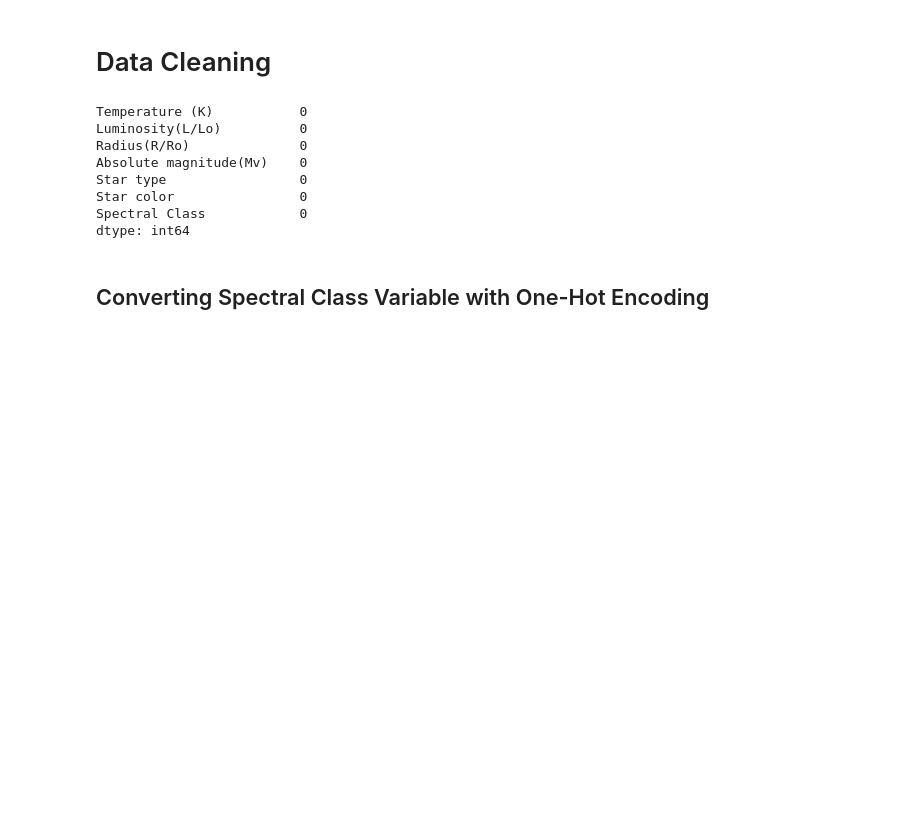
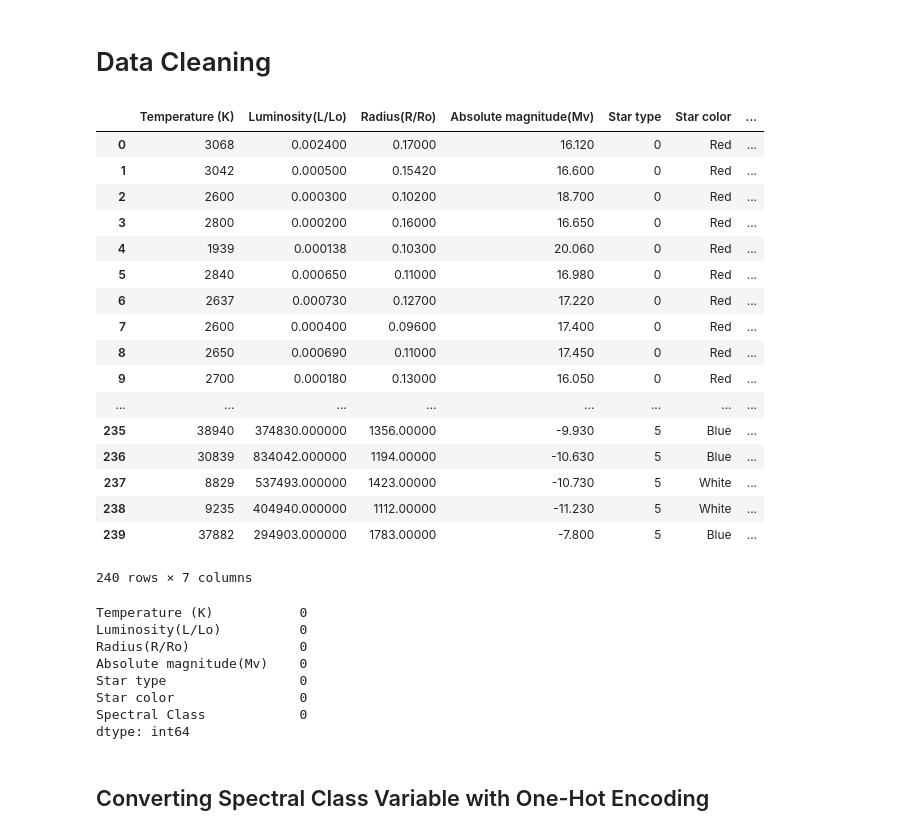
Before and after one commit to joshua-j-hong/COGS118B_Project, a Jupyter notebook: project_code.ipynb, the cells around one changed output. Drawn from its saved outputs; the diff is of its cells as text; code cells hidden in the pictures; blank space fills up the shorter version.

```diff
--- a/project_code.ipynb
+++ b/project_code.ipynb
@@ -15,17 +15,35 @@ from sklearn.metrics.cluster import adjusted_rand_score
 # Data Cleaning
 # %%
 starData = pd.read_csv('./star_type_data.csv')
-starData.head()
+display(starData)
 starData.isnull().sum()
 # %% [output]
+|  | Temperature (K) | Luminosity(L/Lo) | Radius(R/Ro) | Absolute magnitude(Mv) | Star type | Star color | ... |
+| 0 | 3068 | 0.002400 | 0.17000 | 16.120 | 0 | Red | ... |
+| 1 | 3042 | 0.000500 | 0.15420 | 16.600 | 0 | Red | ... |
+| 2 | 2600 | 0.000300 | 0.10200 | 18.700 | 0 | Red | ... |
+| 3 | 2800 | 0.000200 | 0.16000 | 16.650 | 0 | Red | ... |
+| 4 | 1939 | 0.000138 | 0.10300 | 20.060 | 0 | Red | ... |
+| 5 | 2840 | 0.000650 | 0.11000 | 16.980 | 0 | Red | ... |
+| 6 | 2637 | 0.000730 | 0.12700 | 17.220 | 0 | Red | ... |
+| 7 | 2600 | 0.000400 | 0.09600 | 17.400 | 0 | Red | ... |
+| 8 | 2650 | 0.000690 | 0.11000 | 17.450 | 0 | Red | ... |
+| 9 | 2700 | 0.000180 | 0.13000 | 16.050 | 0 | Red | ... |
+| ... | ... | ... | ... | ... | ... | ... | ... |
+| 235 | 38940 | 374830.000000 | 1356.00000 | -9.930 | 5 | Blue | ... |
+| 236 | 30839 | 834042.000000 | 1194.00000 | -10.630 | 5 | Blue | ... |
+| 237 | 8829 | 537493.000000 | 1423.00000 | -10.730 | 5 | White | ... |
+| 238 | 9235 | 404940.000000 | 1112.00000 | -11.230 | 5 | White | ... |
+| 239 | 37882 | 294903.000000 | 1783.00000 | -7.800 | 5 | Blue | ... |
-Temperature (K)           0
-Luminosity(L/Lo)          0
-Radius(R/Ro)              0
-Absolute magnitude(Mv)    0
-Star type                 0
-Star color                0
-Spectral Class            0
-dtype: int64
+240 rows × 7 columns
+Temperature (K)           0
+Luminosity(L/Lo)          0
+Radius(R/Ro)              0
+Absolute magnitude(Mv)    0
+Star type                 0
+Star color                0
+Spectral Class            0
+dtype: int64
 # %% [markdown]
 ## Converting Spectral Class Variable with One-Hot Encoding
 # %%
```
Also changed, not shown: parts of 31 cells of this notebook.
